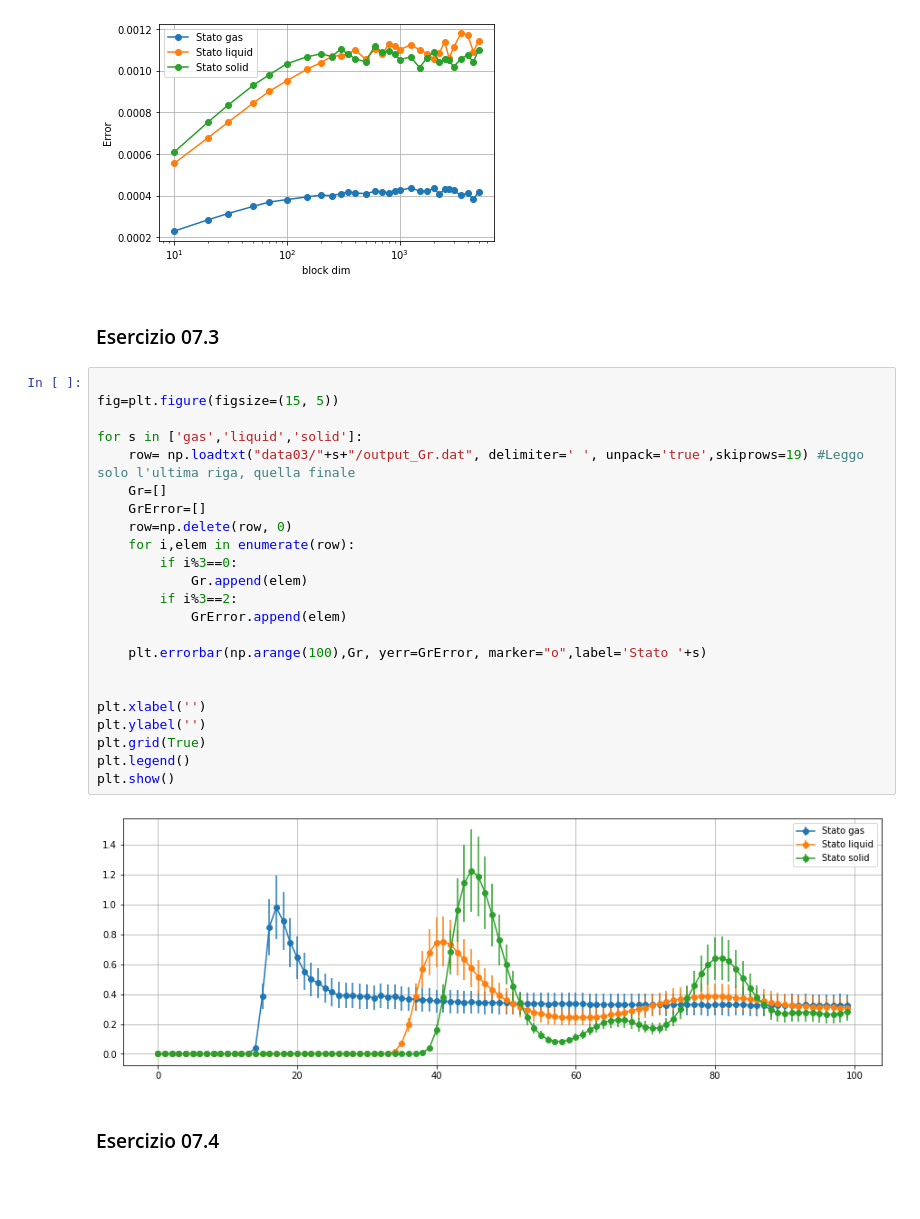
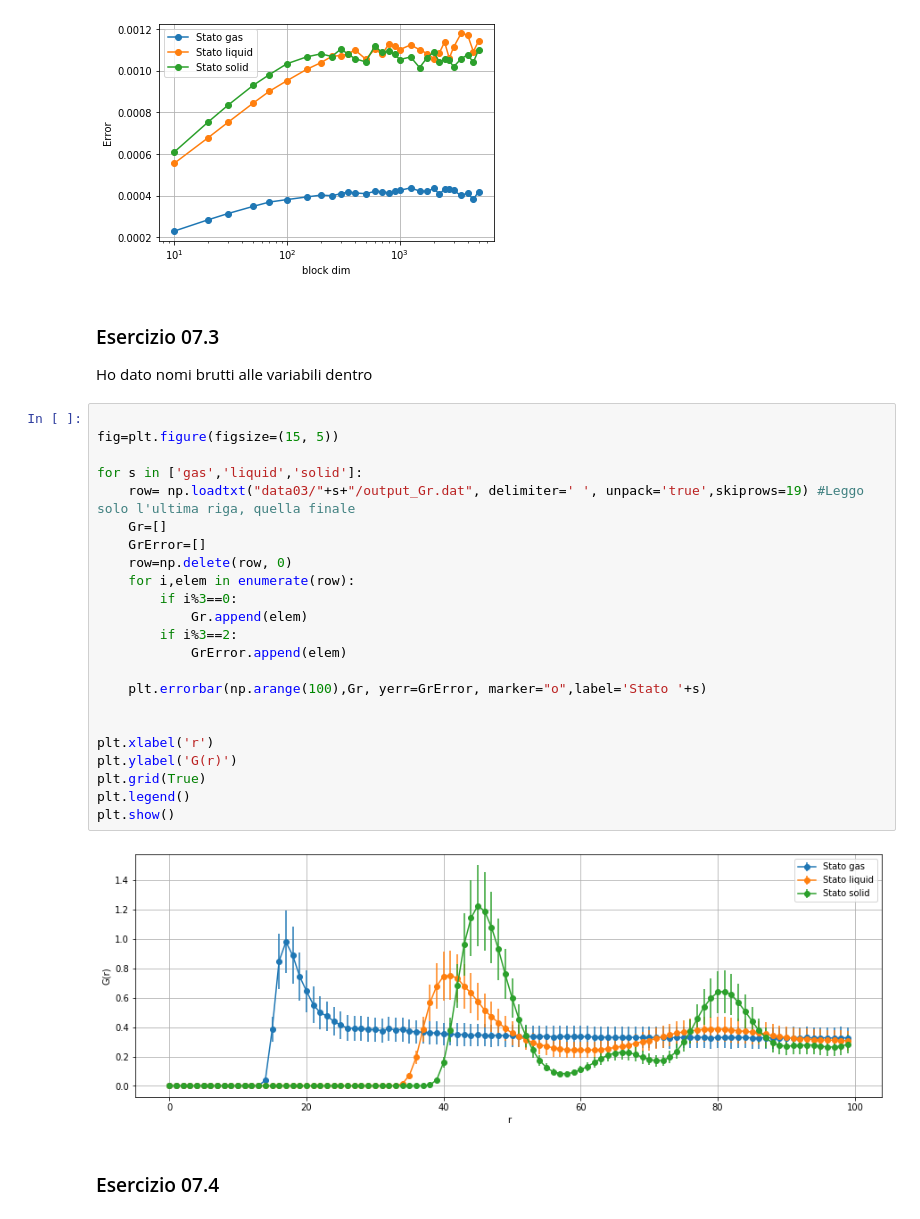
Before and after one commit to dariopullia/Numerical_Simulations_Lab, a Jupyter notebook: 07/Lezione7.ipynb, the cells around one changed output. Saved outputs shown, nothing was run; the diff lists cells and outputs as text; blank space fills up the shorter version.

```diff
--- a/07/Lezione7.ipynb
+++ b/07/Lezione7.ipynb
@@ -125,30 +125,31 @@ plt.show()
 [figure]
 # %% [markdown]
 ### Esercizio 07.3
+Ho dato nomi brutti alle variabili dentro
 # %%
 
 fig=plt.figure(figsize=(15, 5))
 
 for s in ['gas','liquid','solid']:
     row= np.loadtxt("data03/"+s+"/output_Gr.dat", delimiter=' ', unpack='true',skiprows=19) #Leggo solo l'ultima riga, quella finale
     Gr=[]
     GrError=[]
     row=np.delete(row, 0)
     for i,elem in enumerate(row):
         if i%3==0:
             Gr.append(elem)
         if i%3==2:
             GrError.append(elem)
 
     plt.errorbar(np.arange(100),Gr, yerr=GrError, marker="o",label='Stato '+s)
 
 
-plt.xlabel('')
-plt.ylabel('')
+plt.xlabel('r')
+plt.ylabel('G(r)')
 plt.grid(True)
 plt.legend()
 plt.show()
 # %% [output]
-[figure, old version]
+[figure, new version]
 # %% [markdown]
 ### Esercizio 07.4
```
Also changed, not shown: parts of 1 cell of this notebook.
